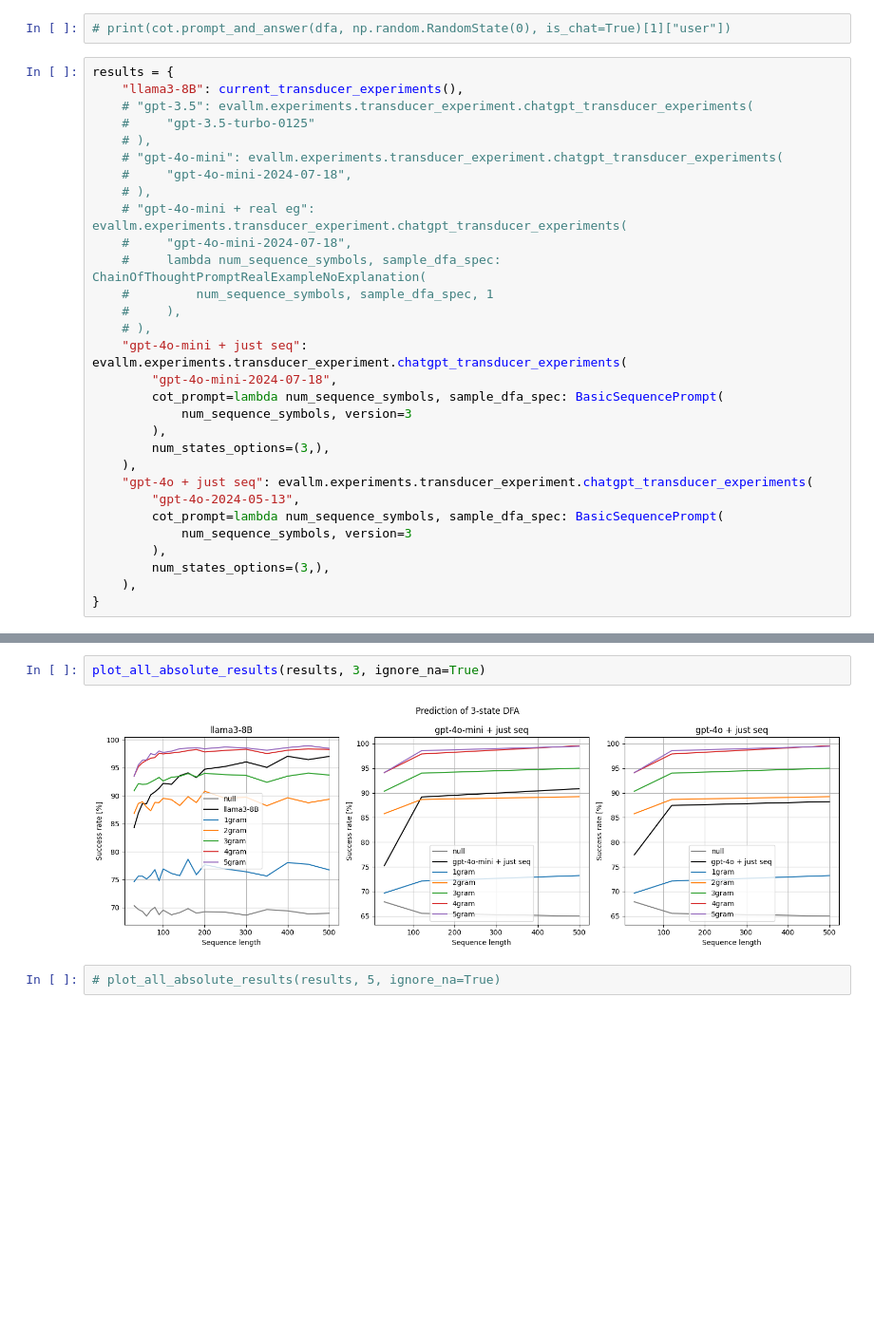
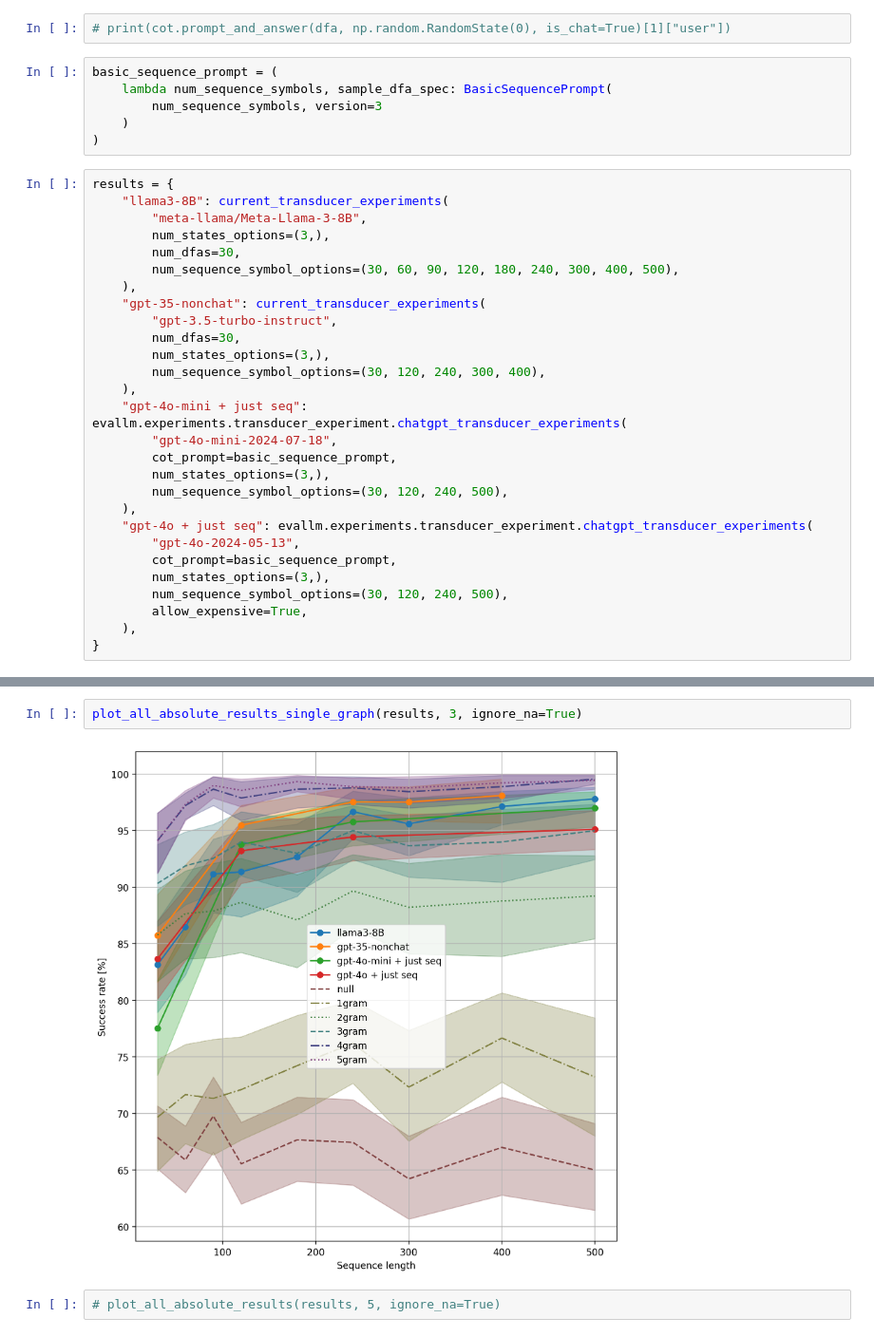
Before and after one commit to kavigupta/evallm, a Jupyter notebook: notebooks/initial-explorations.ipynb, the cells around one changed output, grey strips where cells are left out. Shown at 95% size. Cells and saved outputs as stored; diff of their text form; blank space fills up the shorter version.

Commit message:
update transducer experiments

```diff
--- a/notebooks/initial-explorations.ipynb
+++ b/notebooks/initial-explorations.ipynb
@@ -40,33 +41,37 @@ from evallm.prompting.transducer_prompt import (
 # dfa
 # %%
 # print(cot.prompt_and_answer(dfa, np.random.RandomState(0), is_chat=True)[1]["user"])
+# %%
+basic_sequence_prompt = (
+    lambda num_sequence_symbols, sample_dfa_spec: BasicSequencePrompt(
+        num_sequence_symbols, version=3
+    )
+)
 # %%
 results = {
-    "llama3-8B": current_transducer_experiments(),
-    # "gpt-3.5": evallm.experiments.transducer_experiment.chatgpt_transducer_experiments(
-    #     "gpt-3.5-turbo-0125"
-    # ),
-    # "gpt-4o-mini": evallm.experiments.transducer_experiment.chatgpt_transducer_experiments(
-    #     "gpt-4o-mini-2024-07-18",
-    # ),
-    # "gpt-4o-mini + real eg": evallm.experiments.transducer_experiment.chatgpt_transducer_experiments(
-    #     "gpt-4o-mini-2024-07-18",
-    #     lambda num_sequence_symbols, sample_dfa_spec: ChainOfThoughtPromptRealExampleNoExplanation(
-    #         num_sequence_symbols, sample_dfa_spec, 1
-    #     ),
-    # ),
+    "llama3-8B": current_transducer_experiments(
+        "meta-llama/Meta-Llama-3-8B",
+        num_states_options=(3,),
+        num_dfas=30,
+        num_sequence_symbol_options=(30, 60, 90, 120, 180, 240, 300, 400, 500),
+    ),
+    "gpt-35-nonchat": current_transducer_experiments(
+        "gpt-3.5-turbo-instruct",
+        num_dfas=30,
+        num_states_options=(3,),
+        num_sequence_symbol_options=(30, 120, 240, 300, 400),
+    ),
     "gpt-4o-mini + just seq": evallm.experiments.transducer_experiment.chatgpt_transducer_experiments(
         "gpt-4o-mini-2024-07-18",
-        cot_prompt=lambda num_sequence_symbols, sample_dfa_spec: BasicSequencePrompt(
-            num_sequence_symbols, version=3
-        ),
+        cot_prompt=basic_sequence_prompt,
         num_states_options=(3,),
+        num_sequence_symbol_options=(30, 120, 240, 500),
     ),
     "gpt-4o + just seq": evallm.experiments.transducer_experiment.chatgpt_transducer_experiments(
         "gpt-4o-2024-05-13",
-        cot_prompt=lambda num_sequence_symbols, sample_dfa_spec: BasicSequencePrompt(
-            num_sequence_symbols, version=3
-        ),
+        cot_prompt=basic_sequence_prompt,
         num_states_options=(3,),
+        num_sequence_symbol_options=(30, 120, 240, 500),
+        allow_expensive=True,
     ),
 }
@@ -80,7 +78,7 @@ results = {
 # %%
-plot_all_absolute_results(results, 3, ignore_na=True)
+plot_all_absolute_results_single_graph(results, 3, ignore_na=True)
 # %% [output]
-[figure, old version]
+[figure, new version]
 # %%
 # plot_all_absolute_results(results, 5, ignore_na=True)
 # %%
```
Also changed, not shown: parts of 3 cells of this notebook, 3 other files.
